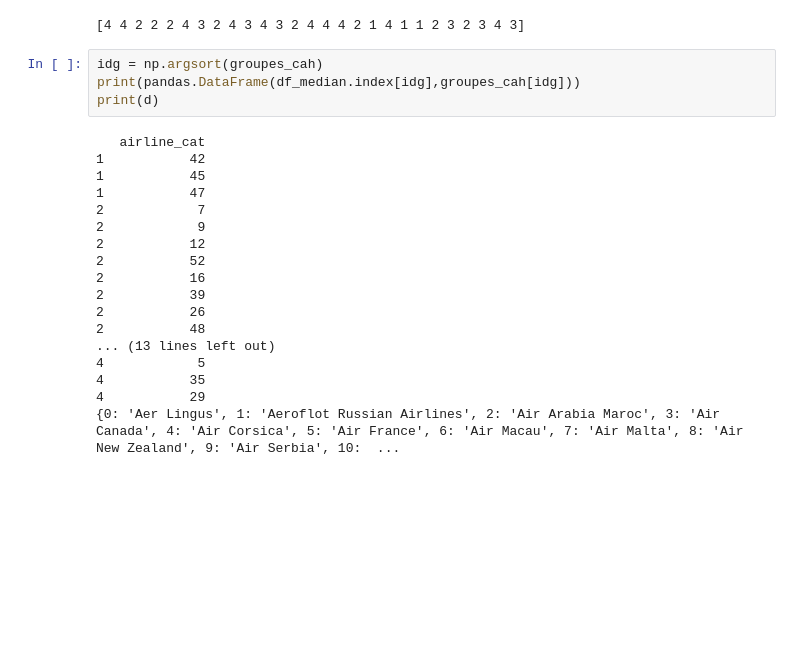
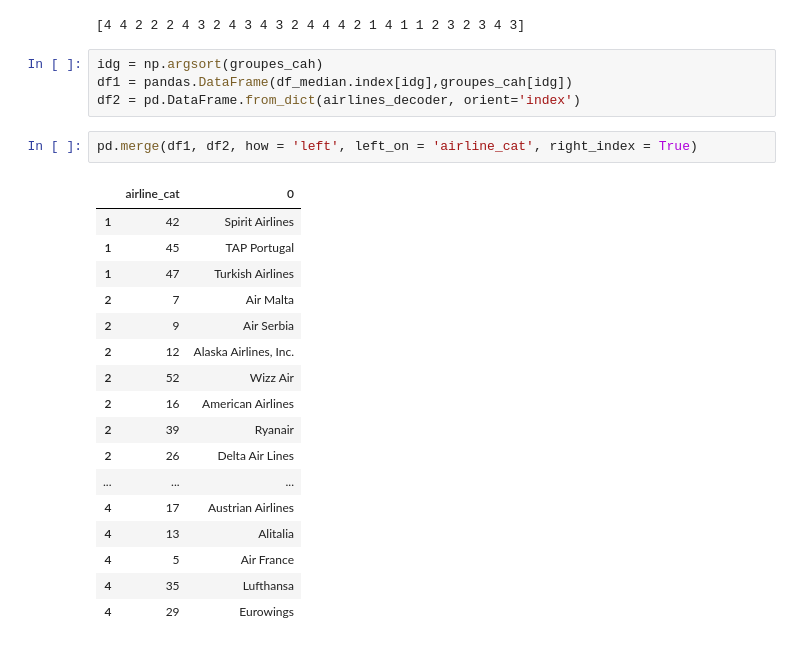
Before and after one commit to JZYoshi/AFDA, a Jupyter notebook: classification/Classification.ipynb, the cells around one changed output. Cells and saved outputs as stored; diff of their text form; blank space fills up the shorter version.

```diff
--- a/classification/Classification.ipynb
+++ b/classification/Classification.ipynb
@@ -438,23 +440,25 @@ print(groupes_cah)
 [4 4 2 2 2 4 3 2 4 3 4 3 2 4 4 4 2 1 4 1 1 2 3 2 3 4 3]
 # %%
 idg = np.argsort(groupes_cah)
-print(pandas.DataFrame(df_median.index[idg],groupes_cah[idg]))
-print(d)
+df1 = pandas.DataFrame(df_median.index[idg],groupes_cah[idg])
+df2 = pd.DataFrame.from_dict(airlines_decoder, orient='index')
-# %% [output]
-   airline_cat
-1           42
-1           45
-1           47
-2            7
-2            9
-2           12
-2           52
-2           16
-2           39
-2           26
-2           48
-... (13 lines left out)
-4            5
-4           35
-4           29
-{0: 'Aer Lingus', 1: 'Aeroflot Russian Airlines', 2: 'Air Arabia Maroc', 3: 'Air Canada', 4: 'Air Corsica', 5: 'Air France', 6: 'Air Macau', 7: 'Air Malta', 8: 'Air New Zealand', 9: 'Air Serbia', 10:  ...
+# %%
+pd.merge(df1, df2, how = 'left', left_on = 'airline_cat', right_index = True)
+# %% [output]
+|  | airline_cat | 0 |
+| 1 | 42 | Spirit Airlines |
+| 1 | 45 | TAP Portugal |
+| 1 | 47 | Turkish Airlines |
+| 2 | 7 | Air Malta |
+| 2 | 9 | Air Serbia |
+| 2 | 12 | Alaska Airlines, Inc. |
+| 2 | 52 | Wizz Air |
+| 2 | 16 | American Airlines |
+| 2 | 39 | Ryanair |
+| 2 | 26 | Delta Air Lines |
+| ... | ... | ... |
+| 4 | 17 | Austrian Airlines |
+| 4 | 13 | Alitalia |
+| 4 | 5 | Air France |
+| 4 | 35 | Lufthansa |
+| 4 | 29 | Eurowings |
```
Also changed, not shown: parts of 1 cell of this notebook, 2 other files.
